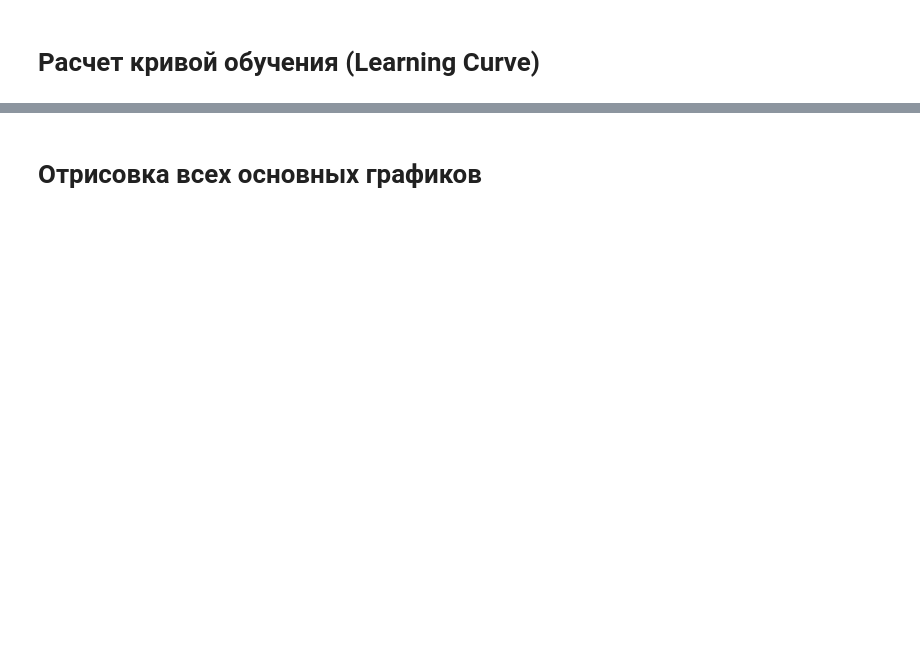
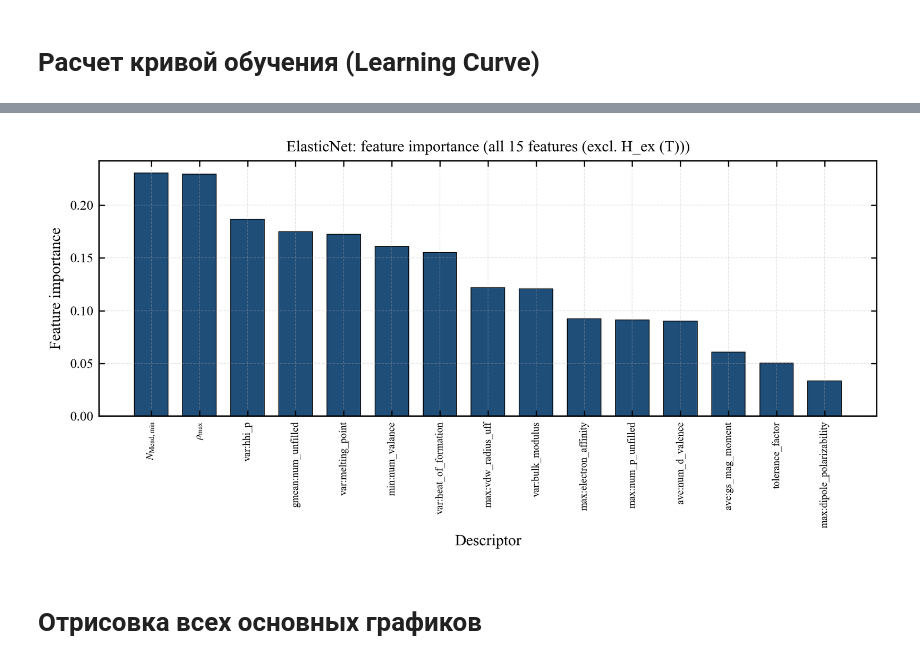
Before and after one commit to artemiikagramanian/MCE_predict, a Jupyter notebook: MCE.ipynb, the cells around one changed output, grey strips where cells are left out. Drawn from its saved outputs; the diff is of its cells as text; code cells hidden in the pictures; blank space fills up the shorter version.

```diff
--- a/MCE.ipynb
+++ b/MCE.ipynb
@@ -1490,3 +1560,23 @@ else:
+# %%
+model_name = "ElasticNet"
+model = saved_models[model_name]
+data = saved_data[model_name]
+
+imp_series = get_importance(model, data["feature_list_present"])
+
+if imp_series is not None:
+    imp_df = pd.DataFrame({
+        "feature": imp_series.index,
+        "rf_importance": imp_series.values
+    })
+    plot_feature_importance(
+        imp_df, top_n=None, exclude=["H_ex (T)"],
+        model_name=model_name, orientation="vertical"
+    )
+else:
+    print(f"{model_name}: важность признаков недоступна")
+# %% [output]
+[figure, added]
 # %% [markdown]
 # Отрисовка всех основных графиков
 # %%
```
Also changed, not shown: parts of 12 cells of this notebook, 20 other files.
